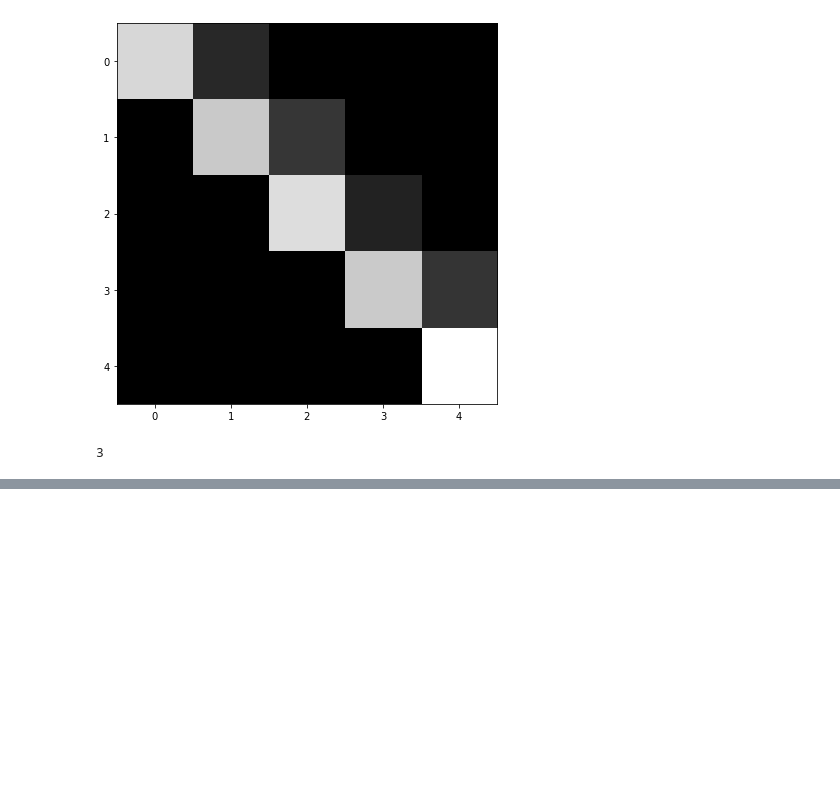
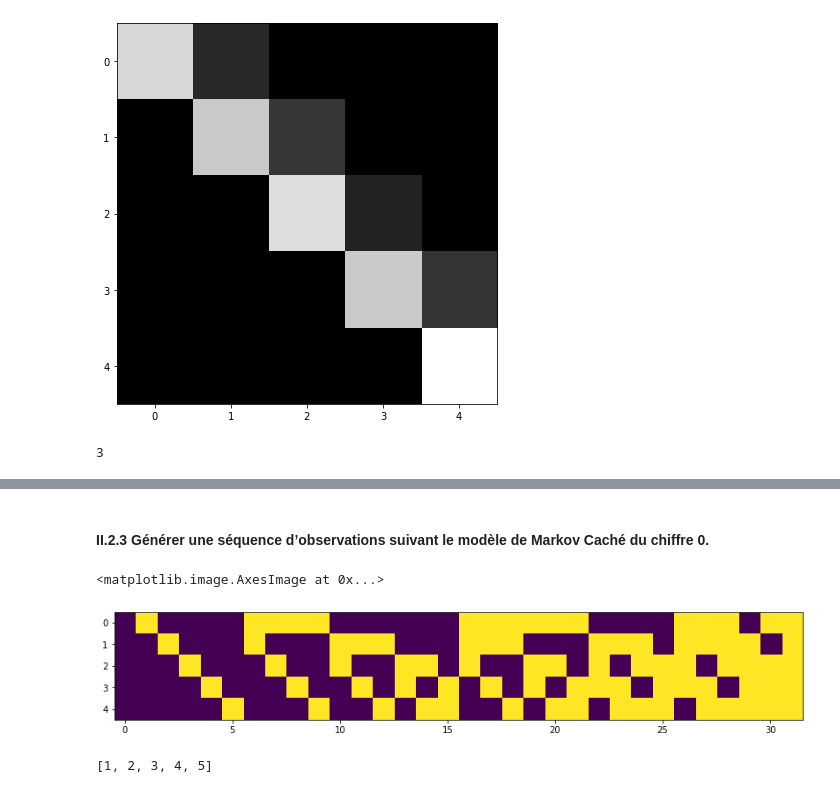
Before and after one commit to sbouden/MSBGD, a Jupyter notebook: MDI341_Machine Learning avancé/HMM_chaines de Mark/TP Markov_Sonia BOUDEN.ipynb, the cells around one changed output, grey strips where cells are left out. Drawn from its saved outputs; the diff is of its cells as text; code cells hidden in the pictures; blank space fills up the shorter version.

```diff
--- a/MDI341_Machine Learning avancé/HMM_chaines de Mark/TP Markov_Sonia BOUDEN.ipynb
+++ b/MDI341_Machine Learning avancé/HMM_chaines de Mark/TP Markov_Sonia BOUDEN.ipynb
@@ -334,12 +437,23 @@ etat_suivant_q(2, A0)
+# %% [markdown]
+#### II.2.3 Générer une séquence d’observations suivant le modèle de Markov Caché du chiffre 0.
+# %%
+plt.figure(figsize=(14,5))
+plt.imshow(v)
+# %% [output]
+<matplotlib.image.AxesImage at 0x...>
+[figure, added]
 # %%
 def generate_seq():
     seq = []
     state = 0
-    while state !=4:
-        n_state = etat_suivant_q(state,B0)
+    while state !=5:
+        n_state = etat_suivant_q(state,A0)
         seq.append(n_state)
         state = n_state
     return seq
+generate_seq()
+# %% [output]
+[1, 2, 3, 4, 5]
 # %%
 def generate_obs(state,mat):
     unif = np.random.random()
```
Also changed, not shown: parts of 70 cells of this notebook.
